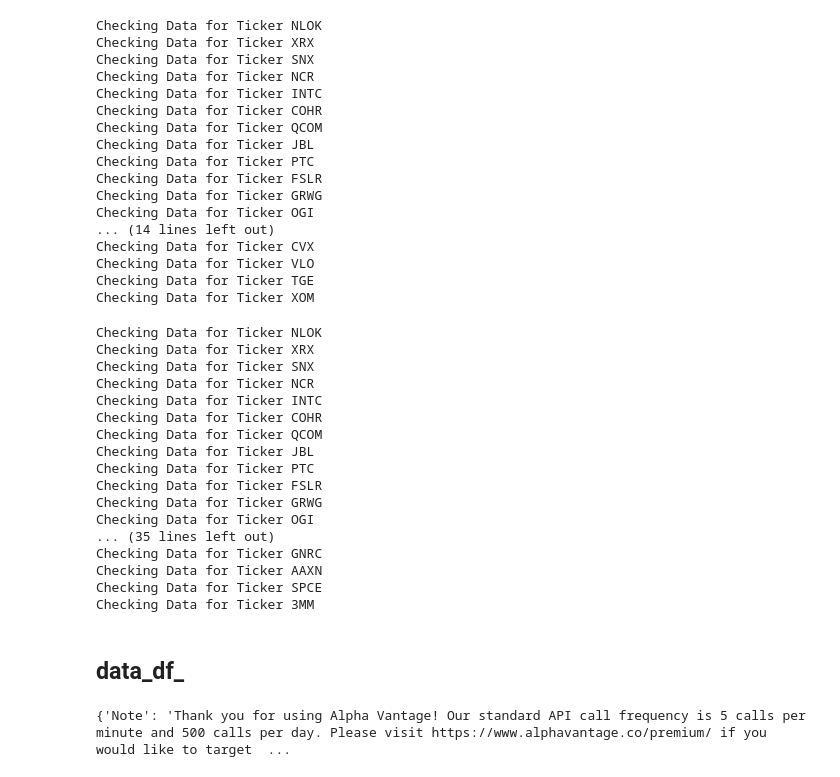
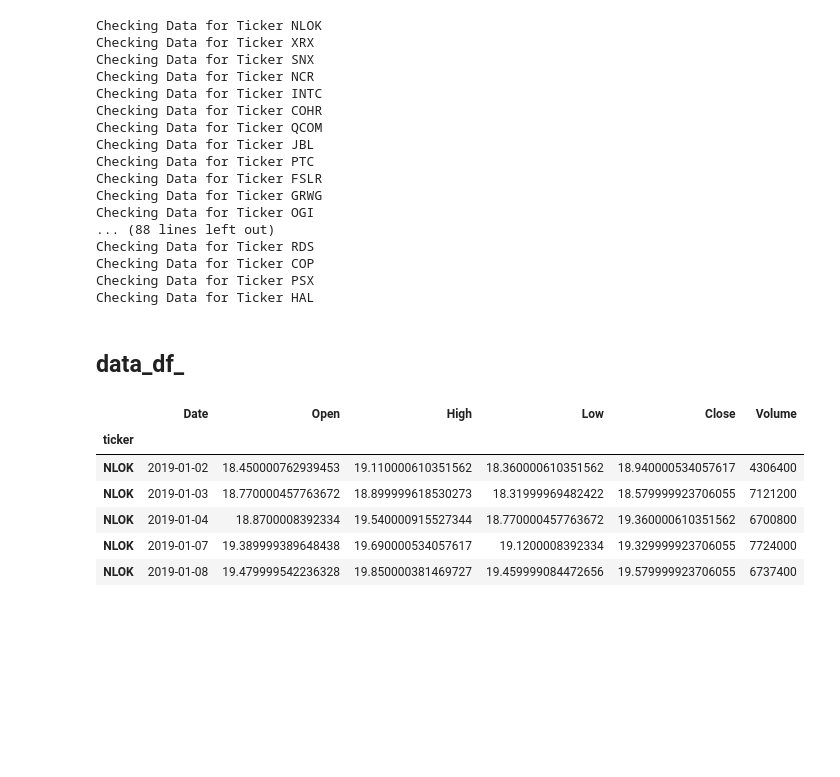
Before and after one commit to jacobgranttrading/the-next-market-leaders, a Jupyter notebook: Pull_data.ipynb, the cells around one changed output. Saved outputs shown, nothing was run; the diff lists cells and outputs as text; code cells hidden in the pictures; blank space fills up the shorter version.

```diff
--- a/Pull_data.ipynb
+++ b/Pull_data.ipynb
@@ -68,8 +111,17 @@ Checking Data for Ticker COHR
 short_ticker_list = ['NLOK','XRX','SNX','NCR','INTC','COHR','QCOM','JBL','PTC','FSLR','GRWG','OGI',
                      'EGOV','CGC','HEXO','AMRS','APHA','TRPXY','CRON','CGC','VW','LNG','OKE','OKE','WMB',
                      'EQT','CVX','VLO','TGE','XOM','MUR','UNM','VIRT','AFL','WTM','KKR','AFL','PYPL','SIVB',
-                     'VIRL','XLF','EAF','AL','MAS','ROK','AGCO','VRSK','GNRC','AAXN','SPCE','3MM']
-#for loop for iterating through ticker list
+                     'VIRL','XLF','EAF','AL','MAS','ROK','AGCO','VRSK','GNRC','AAXN','SPCE','MMM' 'XOM', 'CVX',
+                     'BP', 'RDS', 'COP', 'PSX', 'HAL', 'LILA', 'HSIC', 'INCY', 'COMP', 'DJIA', 'SPX', 'GRVY',
+                     'RIOT', 'NDX', 'ALGN', 'TTWO', 'ATVI', 'MU', 'PYL', 'MSFT', 'AAPL', 'CSCO', 'AMD', 'UNH',
+                     'SYK', 'AGN', 'VAR','BSX', 'TTD', 'NFLX', 'ZM', 'GOOGL', 'BA', 'HD', 'AMZ', 'LMT', 'AMD',
+                     'JMIA', 'FB', 'TSLA', 'AAPL', 'AAL', 'DAL', 'UAL', 'LUV', 'XOM', 'CVX', 'BP', 'RDS', 'COP', 'PSX', 'HAL']
+
+
+#short_ticker_list = ['NLOK','XRX','SNX','NCR','INTC','COHR','QCOM','JBL','PTC','FSLR','GRWG','OGI']
+
+
+#for loop for iterating through ticker list,
 for ticker in short_ticker_list:
     print(f'Checking Data for Ticker {ticker}')
     #statement for continuing loop in the case of an error from Yahoo Finance Package & getting ticker symbol data
@@ -79,16 +131,22 @@ for ticker in short_ticker_list:
         data_df_df['ticker'] = ticker
         data_df_df.reset_index(inplace=True)
         #Include the header on the 1st file write
+
+        #print(short_ticker_list.index(ticker))
+        #input('Hold')
+
         if short_ticker_list.index(ticker) == 0:
-            mode = None
+            mode = 'w'
             header = True
         #ignoring header on subsequent writes
         else:
             mode = 'a'
             header = False
         #writing dataframe to csv
-        data_df_df.to_csv('project_ticker_data_2.csv',mode='a',header=header)
-        time.sleep(2)
+
+        data_df_df.to_csv('project_ticker_data_2.csv',mode=mode, header=header)
+
+        time.sleep(15)
 
     except:
         print(f'Data for ticker: {ticker} is not available')
@@ -106,38 +164,8 @@ Checking Data for Ticker PTC
 Checking Data for Ticker FSLR
 Checking Data for Ticker GRWG
 Checking Data for Ticker OGI
-... (14 lines left out)
-Checking Data for Ticker CVX
-Checking Data for Ticker VLO
-Checking Data for Ticker TGE
-Checking Data for Ticker XOM
+... (88 lines left out)
+Checking Data for Ticker RDS
+Checking Data for Ticker COP
+Checking Data for Ticker PSX
+Checking Data for Ticker HAL
-# %%
-short_ticker_list = ['NLOK','XRX','SNX','NCR','INTC','COHR','QCOM','JBL','PTC','FSLR','GRWG','OGI',
-                     'EGOV','CGC','HEXO','AMRS','APHA','TRPXY','CRON','CGC','VW','LNG','OKE','OKE','WMB',
-                     'EQT','CVX','VLO','TGE','XOM','MUR','UNM','VIRT','AFL','WTM','KKR','AFL','PYPL','SIVB',
-                     'VIRL','XLF','EAF','AL','MAS','ROK','AGCO','VRSK','GNRC','AAXN','SPCE','3MM']
-#for loop for iterating through ticker list
-for ticker in short_ticker_list:
-    print(f'Checking Data for Ticker {ticker}')
-    #statement for continuing loop in the case of an error from Yahoo Finance Package & getting ticker symbol data
-
-    data_df_2 = pull_alpha_data('OVERVIEW', ticker)
-    data_df_df = pd.DataFrame([data_df_2])
-# %% [output]
-Checking Data for Ticker NLOK
-Checking Data for Ticker XRX
-Checking Data for Ticker SNX
-Checking Data for Ticker NCR
-Checking Data for Ticker INTC
-Checking Data for Ticker COHR
-Checking Data for Ticker QCOM
-Checking Data for Ticker JBL
-Checking Data for Ticker PTC
-Checking Data for Ticker FSLR
-Checking Data for Ticker GRWG
-Checking Data for Ticker OGI
-... (35 lines left out)
-Checking Data for Ticker GNRC
-Checking Data for Ticker AAXN
-Checking Data for Ticker SPCE
-Checking Data for Ticker 3MM
@@ -144,6 +181,13 @@ Checking Data for Ticker 3MM
 # %% [markdown]
 ## data_df_
-# %%
-data_df_2
-# %% [output]
-{'Note': 'Thank you for using Alpha Vantage! Our standard API call frequency is 5 calls per minute and 500 calls per day. Please visit https://www.alphavantage.co/premium/ if you would like to target  ...
+# %%
+clean_data = project_1[[ 'Date', 'Open', 'High', 'Low', 'Close', 'Volume']]
+clean_data.head()
+# %% [output]
+|  | Date | Open | High | Low | Close | Volume |
+| ticker |  |  |  |  |  |  |
+| NLOK | 2019-01-02 | 18.450000762939453 | 19.110000610351562 | 18.360000610351562 | 18.940000534057617 | 4306400 |
+| NLOK | 2019-01-03 | 18.770000457763672 | 18.899999618530273 | 18.31999969482422 | 18.579999923706055 | 7121200 |
+| NLOK | 2019-01-04 | 18.8700008392334 | 19.540000915527344 | 18.770000457763672 | 19.360000610351562 | 6700800 |
+| NLOK | 2019-01-07 | 19.389999389648438 | 19.690000534057617 | 19.1200008392334 | 19.329999923706055 | 7724000 |
+| NLOK | 2019-01-08 | 19.479999542236328 | 19.850000381469727 | 19.459999084472656 | 19.579999923706055 | 6737400 |
```
Also changed, not shown: parts of 11 cells of this notebook, 6 other files.
